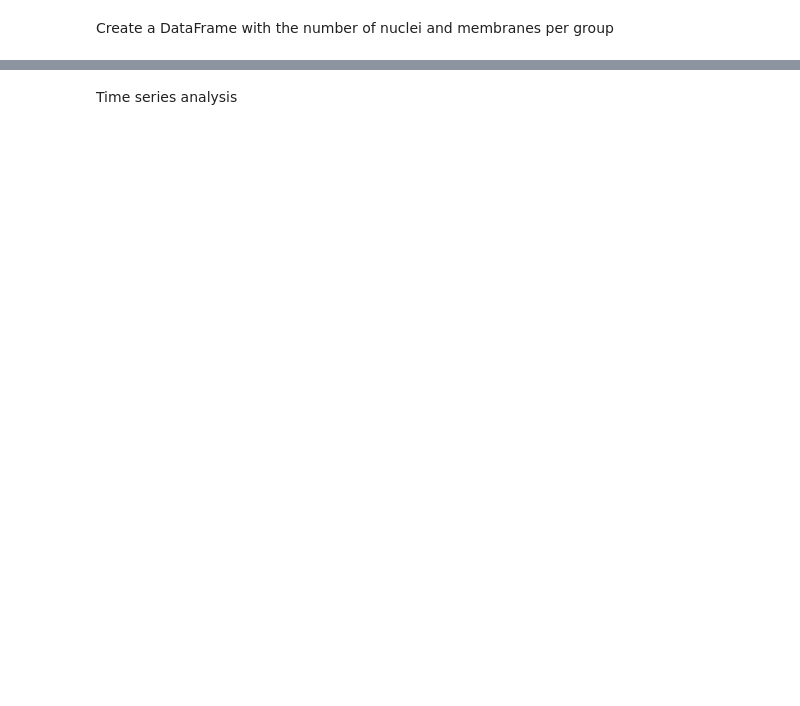
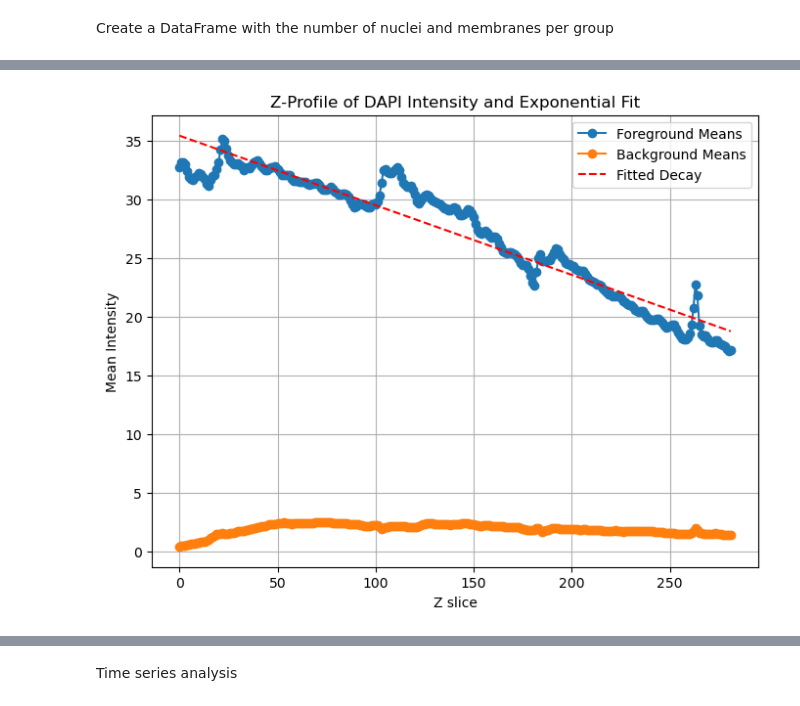
Before and after one commit to ignacio-ms/PyMorph, a Jupyter notebook: notebooks/7.1-Analysis.ipynb, the cells around one changed output, grey strips where cells are left out. Saved outputs shown, nothing was run; the diff lists cells and outputs as text; code cells hidden in the pictures; blank space fills up the shorter version.

```diff
--- a/notebooks/7.1-Analysis.ipynb
+++ b/notebooks/7.1-Analysis.ipynb
@@ -26,0 +119,19 @@ Create a DataFrame with the number of nuclei and membranes per group
+# %%
+from filtering import cardiac_region as cr
+
+margins = cr.get_margins(lines_path, raw_path, tissue='myocardium', verbose=1)
+# margins = (
+#     np.array([450, 350, 250]),
+#     np.array([550, 450, 400])
+# )
+
+# margins = (
+#     np.array([450, 550, 250]),
+#     np.array([550, 650, 400])
+# )
+
+raw_img = cr.crop_img(raw_img, margins)
+seg_img = cr.crop_img(seg_img, margins)
+
+imaging.save_nii(raw_img, 'raw_crop_myo.nii.gz', verbose=1)
+imaging.save_nii(seg_img, 'seg_crop_myo.nii.gz', verbose=1)
@@ -26,0 +164,63 @@ Create a DataFrame with the number of nuclei and membranes per group
+# %%
+
+# Example usage
+# Assuming 'image_stack' is your 3D DAPI data and 'mask_stack' is your nuclear segmentation
+z_slices = raw_img.shape[2]
+z_indices = np.arange(z_slices)
+fg_means, bg_means = compute_z_profile(raw_img, seg_img)
+
+# for i, val in enumerate(fg_means):
+#     if np.isnan(val):
+#         fg_means[i] = 0
+
+def exp_decay(z, a, b, c):
+    """
+    Simple exponential decay model:
+    f(z) = a * exp(-b * z) + c
+    """
+    return a * np.exp(-b * z) + c
+
+# Optionally fit a decay function to foreground means
+popt = fit_exponential_decay(z_indices, fg_means)
+# popt = [a, b, c] if using the exp_decay definition
+a, b, c = popt
+print("Fitted parameters:", popt)
+
+# Create a correction factor for each z
+# Correction factor = 1 / (f(z)/f(0)) or some reference
+# For a decaying function: f(z) = a * exp(-b * z) + c
+f0 = a + c  # approximate value at z=0
+correction_factors = []
+
+for z in z_indices:
+    fz = a * np.exp(-b * z) + c
+    correction_factors.append(f0 / fz if fz != 0 else 1.0)
+
+# Apply correction to entire stack
+corrected_stack = np.zeros_like(raw_img, dtype=np.float32)
+for z in range(z_slices):
+    corrected_stack[..., z] = raw_img[..., z] * correction_factors[z]
+
+imaging.save_nii(corrected_stack, 'preproc.nii.gz', verbose=1)
+
+# Plot the mean intensities along z
+plt.figure(figsize=(8,6))
+
+# Plot foreground and background means
+plt.plot(z_indices, fg_means, '-o', label='Foreground Means')
+plt.plot(z_indices, bg_means, '-o', label='Background Means')
+
+# Generate a smooth curve to plot the fitted function
+z_fit = np.linspace(z_indices.min(), z_indices.max(), 200)
+y_fit = a * np.exp(-b * z_fit) + c
+
+# Plot the fitted decay curve in red, dashed
+plt.plot(z_fit, y_fit, 'r--', label='Fitted Decay')
+
+plt.xlabel('Z slice')
+plt.ylabel('Mean Intensity')
+plt.title('Z-Profile of DAPI Intensity and Exponential Fit')
+plt.legend()
+plt.grid(True)
+plt.show()
+# %% [output]
@@ -26,0 +230 @@ Create a DataFrame with the number of nuclei and membranes per group
+[figure, added]
```
Also changed, not shown: parts of 17 cells of this notebook, 11 other files.
